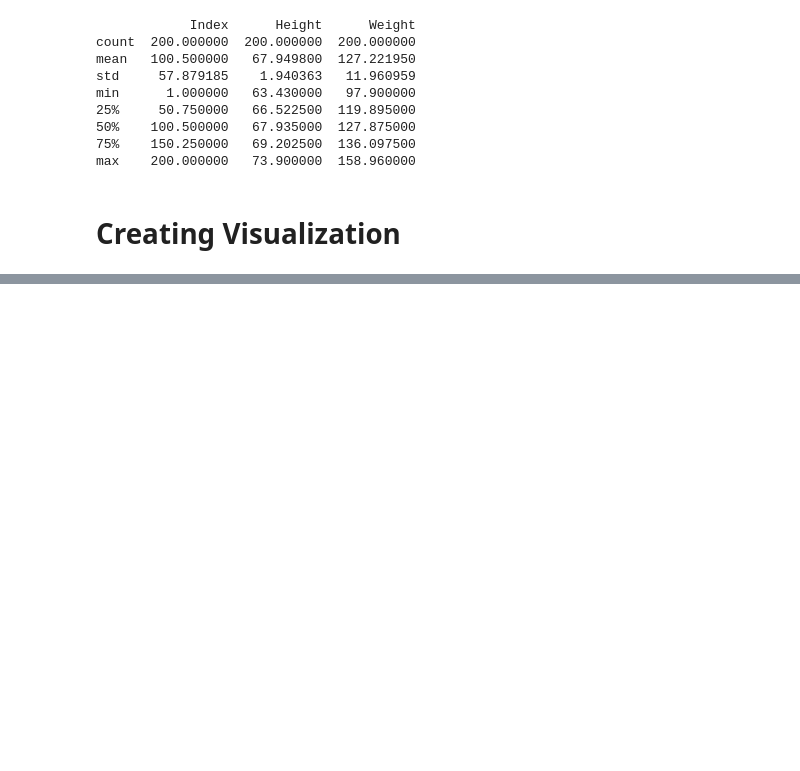
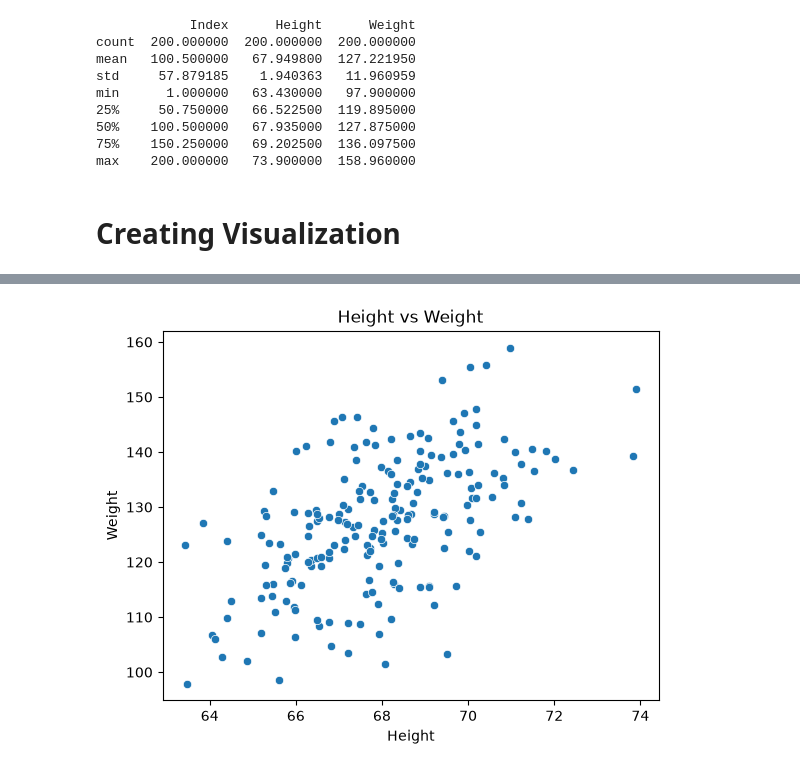
Before and after one commit to gursimranai/AI-ML-Journey, a Jupyter notebook: 12-Practice/ML/Other-Examples/Data-Cleaning/Example-1.ipynb, the cells around one changed output, grey strips where cells are left out. Drawn from its saved outputs; the diff is of its cells as text; code cells hidden in the pictures; blank space fills up the shorter version.

```diff
--- a/12-Practice/ML/Other-Examples/Data-Cleaning/Example-1.ipynb
+++ b/12-Practice/ML/Other-Examples/Data-Cleaning/Example-1.ipynb
@@ -49,0 +112,11 @@ plt.scatter(df["Height"],df["Weight"],linewidths=)
+# %%
+sns.scatterplot(x="Height", y="Weight", data=df)
+
+plt.title("Height vs Weight")
+
+plt.savefig(
+    "Height_vs_weight_plot.png"
+)
+plt.show()
+# %% [output]
+[figure, added]
```
Also changed, not shown: parts of 10 cells of this notebook, 1 other file.
